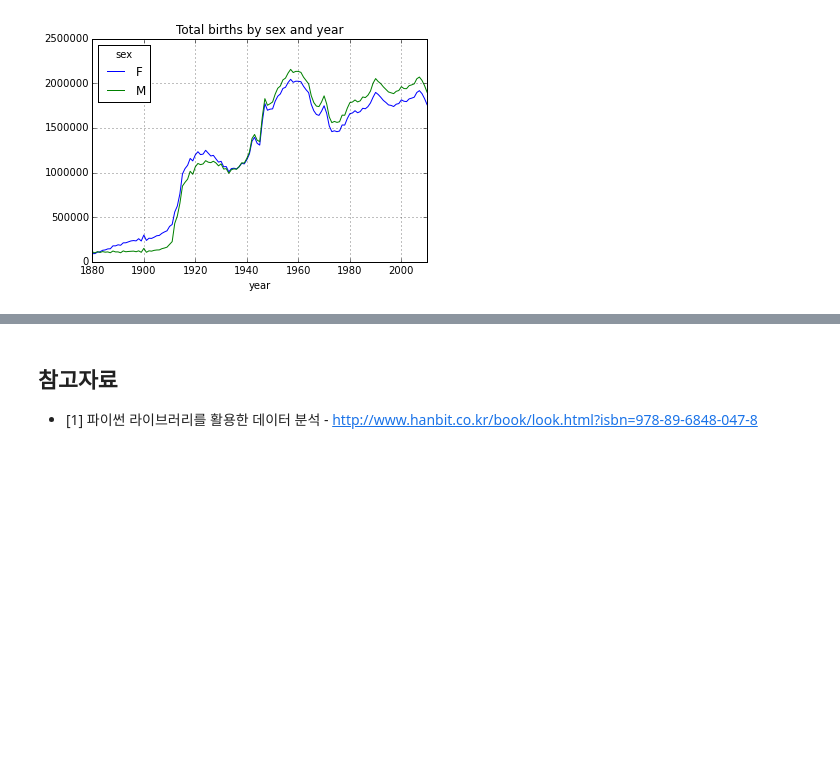
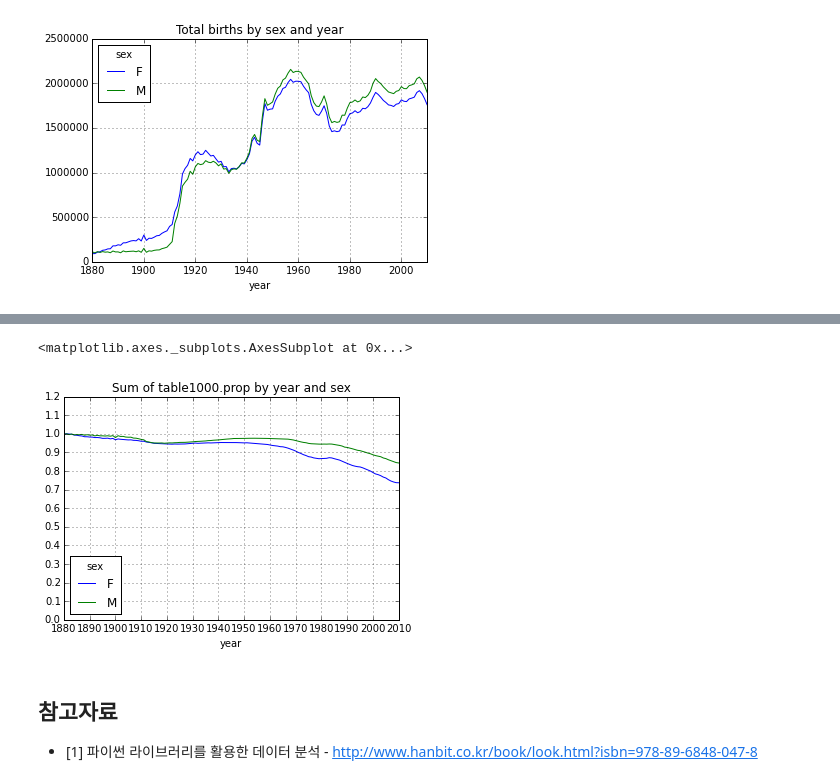
Before and after one commit to KonanAcademy/da, a Jupyter notebook: part1/00_1_python_example.ipynb, the cells around one changed output, grey strips where cells are left out. Cells and saved outputs as stored; diff of their text form; code cells hidden in the pictures; blank space fills up the shorter version.

```diff
--- a/part1/00_1_python_example.ipynb
+++ b/part1/00_1_python_example.ipynb
@@ -153,3 +195,11 @@ total_births.plot(title='Total births by sex and year')
 # %% [output]
 <matplotlib.axes._subplots.AxesSubplot at 0x...>
 [figure]
+# %%
+# 각 이름이 전체 출생수에서 차지하는 비율 계산
+def add_prop(group) :
+    births = group.births.astype(float)
+
+    group['prop'] = births / births.sum()
+
+    return group
@@ -155,0 +349,6 @@ total_births.plot(title='Total births by sex and year')
+# %%
+# 위의 그림은, 부모가 흔한 이름을 기피하는 것으로 해석할 수 있다(점점 특정 이름이 감소하는 그래프이므로)
+# 이 가설을 검증해보자
+# 인기있는 이름이 전체 출생수에서 차지하는 비율을 그래프로 그려보자
+table = top1000.pivot_table('prop', index='year', columns='sex', aggfunc=sum)
+table[:5]
@@ -156,3 +363,11 @@ total_births.plot(title='Total births by sex and year')
+# %%
+#  상위 1000개의 이름에서  비율의 총합이 감소하고 있다. 즉 이름의 다양성이 높아지는 중.
+table.plot(title='Sum of table1000.prop by year and sex',
+           yticks=np.linspace(0, 1.2, 13),
+           xticks=range(1880, 2020, 10))
+# %% [output]
+<matplotlib.axes._subplots.AxesSubplot at 0x...>
+[figure, added]
 # %% [markdown]
 ## 참고자료
 
```
Also changed, not shown: parts of 25 cells of this notebook.
